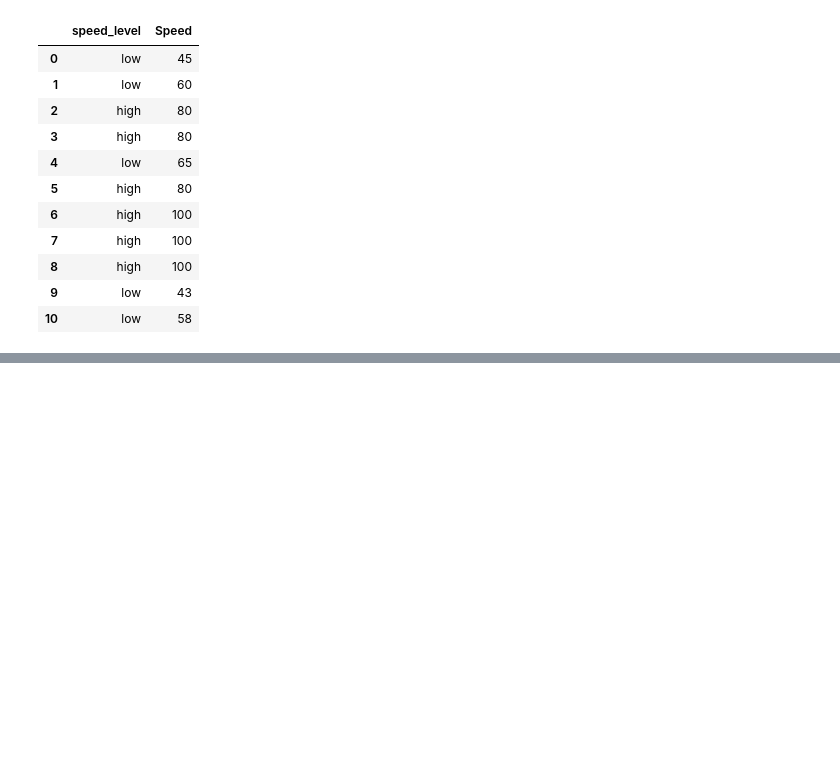
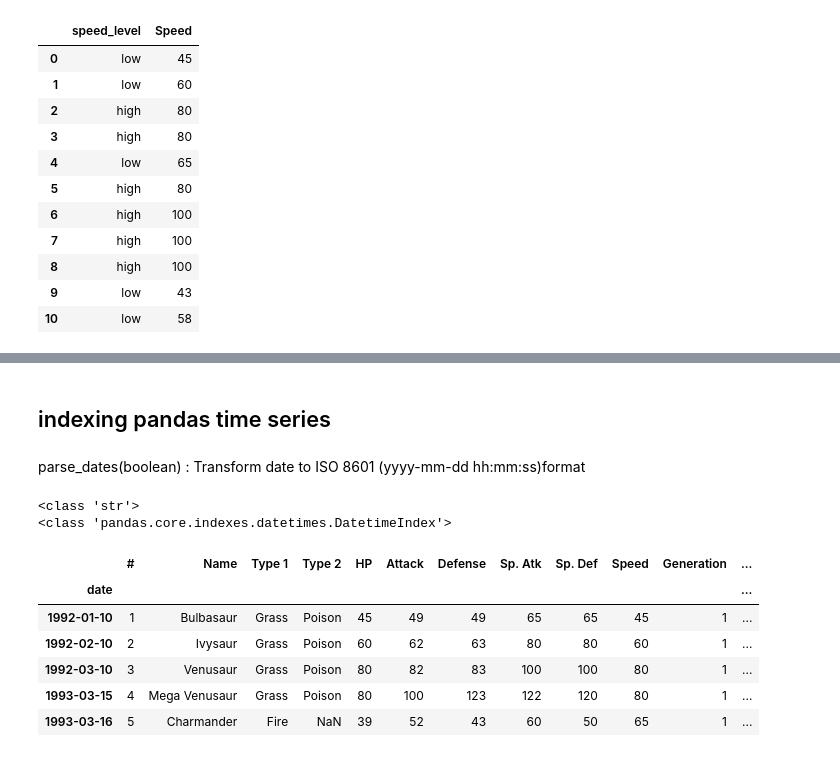
Before and after one commit to selametsamli/Artificial-Intelligence, a Jupyter notebook: data-science/data_science.ipynb, the cells around one changed output, grey strips where cells are left out. Drawn from its saved outputs; the diff is of its cells as text; code cells hidden in the pictures; blank space fills up the shorter version.

```diff
--- a/data-science/data_science.ipynb
+++ b/data-science/data_science.ipynb
@@ -191,0 +357,30 @@ treshold 68.2775
+# %% [markdown]
+## indexing pandas time series
+# %% [markdown]
+parse_dates(boolean) : Transform date to ISO 8601 (yyyy-mm-dd hh:mm:ss)format
+# %%
+time_list = ["1992-03-08",'1992-04-12']
+print(type(time_list[1]))
+datetime_object = pd.to_datetime(time_list)
+print(type(datetime_object))
+# %% [output]
+<class 'str'>
+<class 'pandas.core.indexes.datetimes.DatetimeIndex'>
+# %%
+import warnings
+
+warnings.filterwarnings("ignore")
+data2 = data.head()
+date_list = ["1992-01-10","1992-02-10","1992-03-10","1993-03-15","1993-03-16"]
+datetime_object = pd.to_datetime(date_list)
+data2["date"] = datetime_object
+data2= data2.set_index("date")
+data2
+# %% [output]
+|  | # | Name | Type 1 | Type 2 | HP | Attack | Defense | Sp. Atk | Sp. Def | Speed | Generation | ... |
+| date |  |  |  |  |  |  |  |  |  |  |  | ... |
+| 1992-01-10 | 1 | Bulbasaur | Grass | Poison | 45 | 49 | 49 | 65 | 65 | 45 | 1 | ... |
+| 1992-02-10 | 2 | Ivysaur | Grass | Poison | 60 | 62 | 63 | 80 | 80 | 60 | 1 | ... |
+| 1992-03-10 | 3 | Venusaur | Grass | Poison | 80 | 82 | 83 | 100 | 100 | 80 | 1 | ... |
+| 1993-03-15 | 4 | Mega Venusaur | Grass | Poison | 80 | 100 | 123 | 122 | 120 | 80 | 1 | ... |
+| 1993-03-16 | 5 | Charmander | Fire | NaN | 39 | 52 | 43 | 60 | 50 | 65 | 1 | ... |
```
Also changed, not shown: parts of 43 cells of this notebook, 2 other files.
